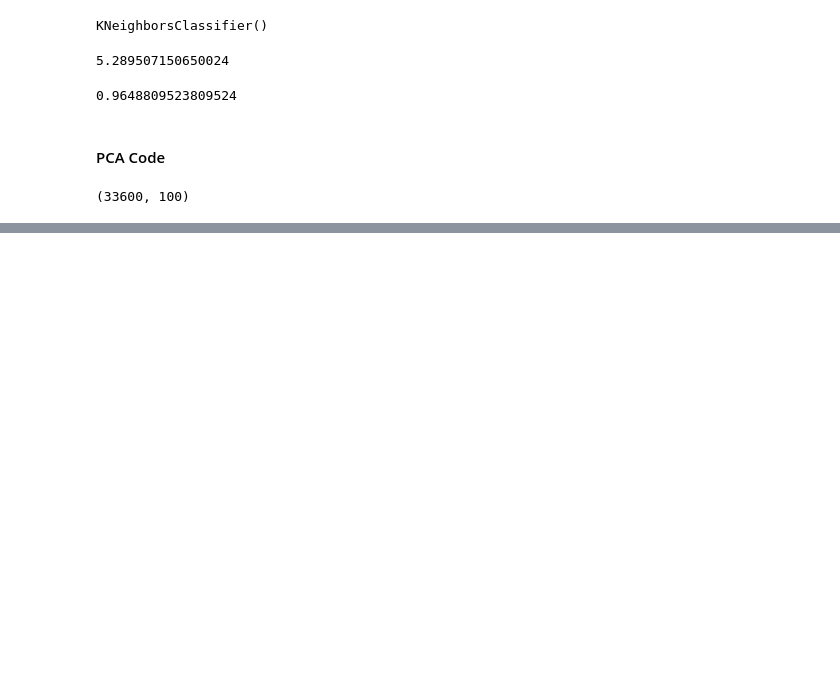
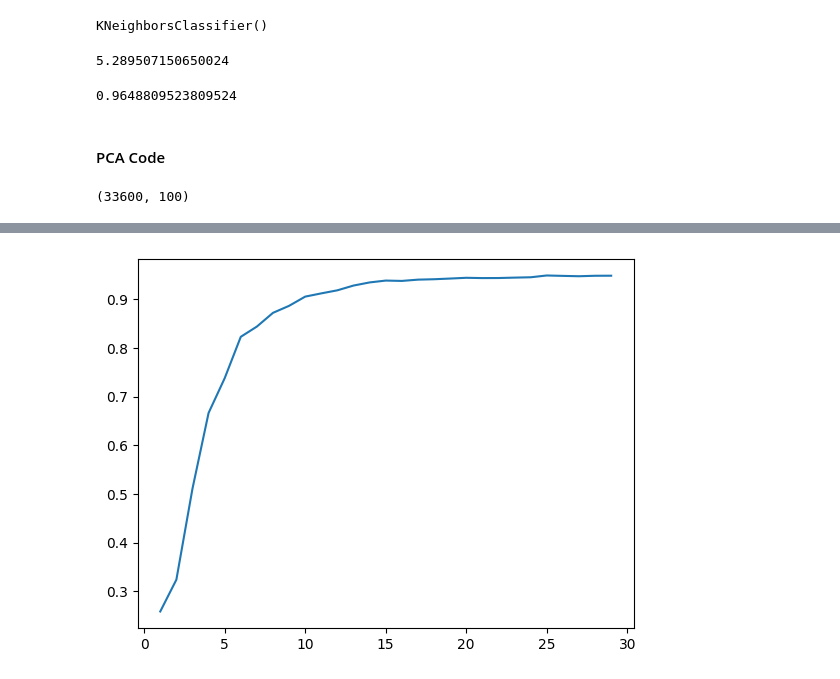
Before and after one commit to anidec25/Linear-Regression, a Jupyter notebook: PCA/digit_recognizer.ipynb, the cells around one changed output, grey strips where cells are left out. Drawn from its saved outputs; the diff is of its cells as text; code cells hidden in the pictures; blank space fills up the shorter version.

```diff
--- a/PCA/digit_recognizer.ipynb
+++ b/PCA/digit_recognizer.ipynb
@@ -79,9 +79,12 @@ from sklearn.decomposition import PCA
 
 pca = PCA(n_components=100)
 # %%
-X_train_trf = pca.fit_transform(X_train)
-X_test_trf = pca.transform(X_test)
+X_train_trf = pca.fit_transform(X_train_scaled)
+X_test_trf = pca.transform(X_test_scaled)
 # %%
 X_train_trf.shape
 # %% [output]
 (33600, 100)
+# %%
+knn_trf = KNeighborsClassifier()
+knn_trf.fit(X_train_trf,y_train)
@@ -87,0 +93,2 @@ X_train_trf.shape
+# %%
+y_pred_trf = knn_trf.predict(X_test_trf)
@@ -87,0 +99,25 @@ X_train_trf.shape
+# %%
+def run_pca(X_train_scaled,X_test_scaled,y_train,y_test):
+
+    acc = []
+    com = []
+
+    for i in range(1, 30):
+
+        pca = PCA(n_components=i)
+
+        X_train_trf = pca.fit_transform(X_train_scaled)
+        X_test_trf = pca.transform(X_test_scaled)
+
+        knn_trf = KNeighborsClassifier()
+        knn_trf.fit(X_train_trf,y_train)
+
+        y_pred_trf = knn_trf.predict(X_test_trf)
+
+        acc.append(accuracy_score(y_pred_trf,y_test))
+        com.append(i)
+
+    return acc, com
+
+## Driver code
+acc, com = run_pca(X_train_scaled,X_test_scaled,y_train,y_test)
@@ -87,0 +142,5 @@ X_train_trf.shape
+# %%
+plt.plot(com,acc)
+plt.show()
+# %% [output]
+[figure, added]
```
Also changed, not shown: parts of 4 cells of this notebook.
